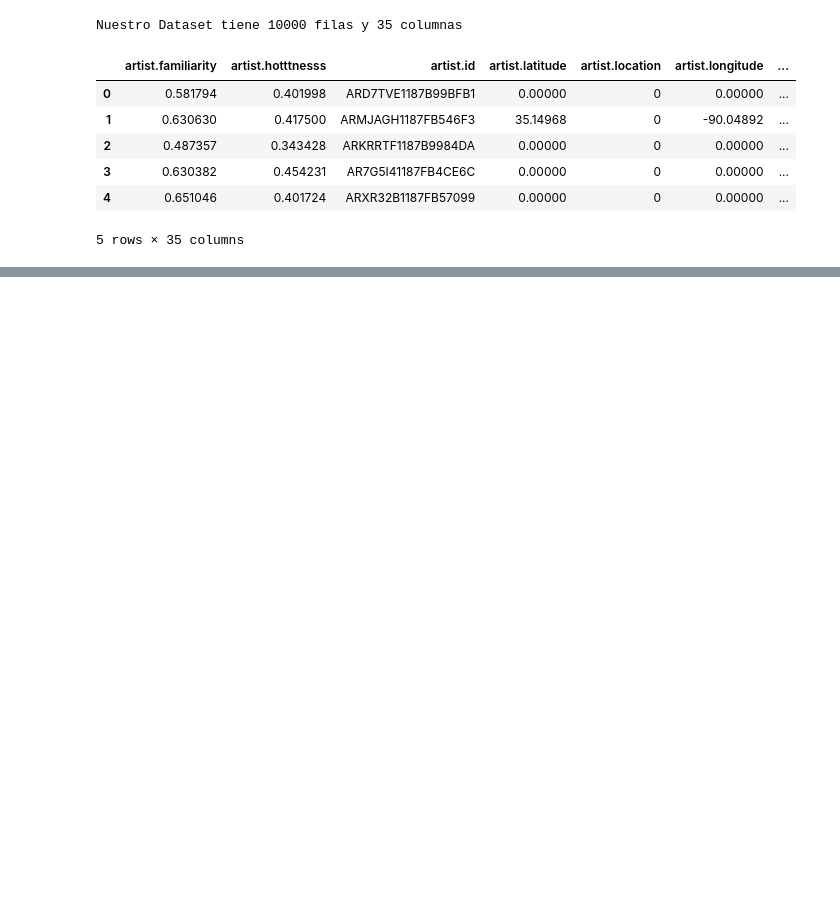
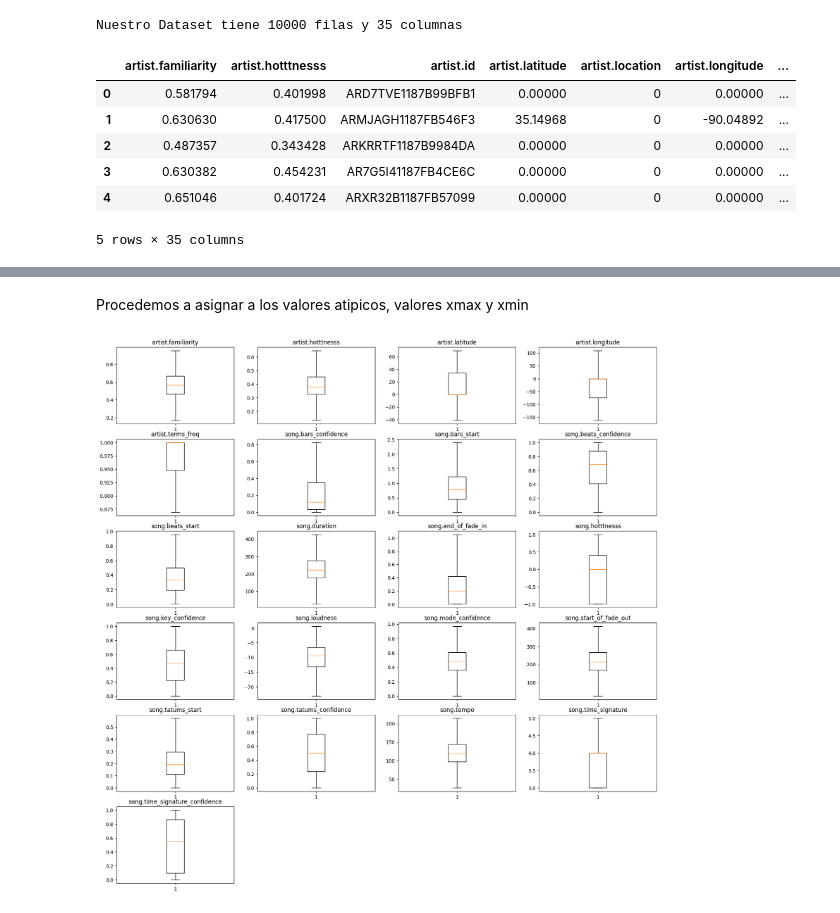
Before and after one commit to cristiandevar/PythonML, a Jupyter notebook: TPFinal/TPFINAL.ipynb, the cells around one changed output, grey strips where cells are left out. Drawn from its saved outputs; the diff is of its cells as text; code cells hidden in the pictures; blank space fills up the shorter version.

```diff
--- a/TPFinal/TPFINAL.ipynb
+++ b/TPFinal/TPFINAL.ipynb
@@ -137,0 +260,23 @@ Nuestro Dataset tiene 10000 filas y 35 columnas
+# %% [markdown]
+Procedemos a asignar a los valores atipicos, valores xmax y xmin
+# %%
+for c in cols:
+    q1 = d_musica[c].quantile(0.25)
+    q3 = d_musica[c].quantile(0.75)
+    riq = q3 - q1
+    franja_inferior = q1 - 1.5 * riq
+    franja_superior = q3 + 1.5 * riq
+    d_musica.loc[d_musica[c]<franja_inferior, c] =  boxplot_stats(d_musica[c])[0]['whislo']
+    d_musica.loc[d_musica[c]>franja_superior, c] =  boxplot_stats(d_musica[c])[0]['whishi']
+
+# Para verificar que no existen valores atipicos vamos a graficar los boxplot
+posicion = 1
+plt.figure(figsize=(20,20))
+for c in cols:
+    plt.subplot(6,4,posicion)
+    plt.title(c)
+    plt.boxplot(d_musica[c])
+    posicion += 1
+plt.show()
+# %% [output]
+[figure, added]
```
Also changed, not shown: parts of 22 cells of this notebook.
